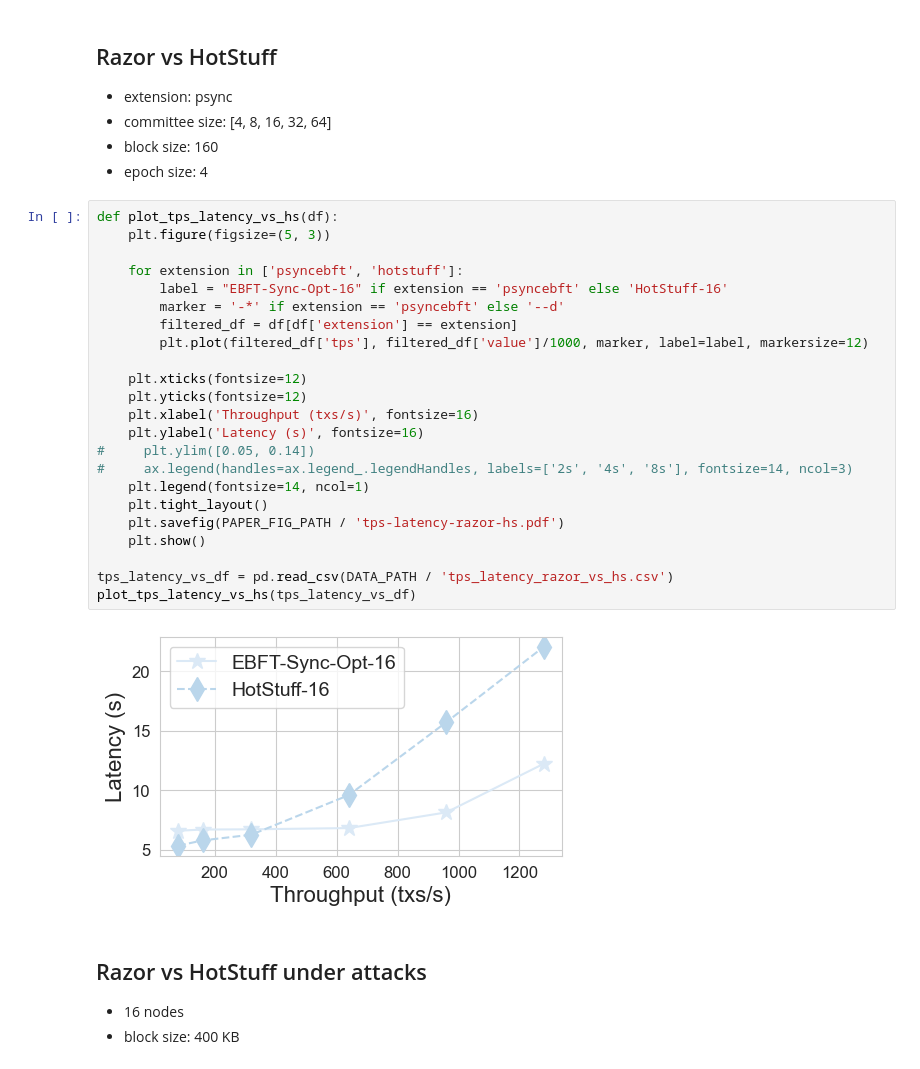
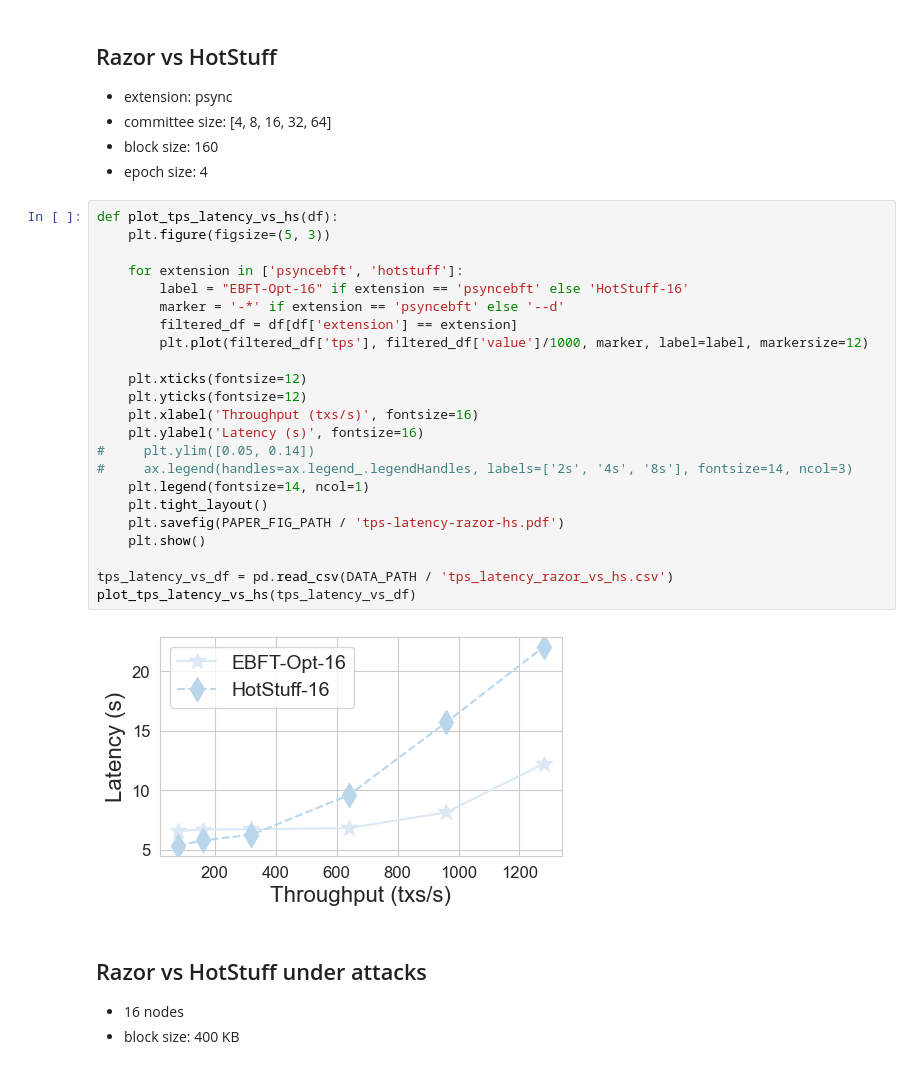
Before and after one commit to SebastianElvis/ebft, a Jupyter notebook: evaluation/analysis.ipynb, the cells around one changed output. Cells and saved outputs as stored; diff of their text form.

```diff
--- a/evaluation/analysis.ipynb
+++ b/evaluation/analysis.ipynb
@@ -573,28 +573,28 @@ plot_tps_latency(tps_latency_df)
 # %%
 def plot_tps_latency_vs_hs(df):
     plt.figure(figsize=(5, 3))
 
     for extension in ['psyncebft', 'hotstuff']:
-        label = "EBFT-Sync-Opt-16" if extension == 'psyncebft' else 'HotStuff-16'
+        label = "EBFT-Opt-16" if extension == 'psyncebft' else 'HotStuff-16'
         marker = '-*' if extension == 'psyncebft' else '--d'
         filtered_df = df[df['extension'] == extension]
         plt.plot(filtered_df['tps'], filtered_df['value']/1000, marker, label=label, markersize=12)
 
     plt.xticks(fontsize=12)
     plt.yticks(fontsize=12)
     plt.xlabel('Throughput (txs/s)', fontsize=16)
     plt.ylabel('Latency (s)', fontsize=16)
 #     plt.ylim([0.05, 0.14])
 #     ax.legend(handles=ax.legend_.legendHandles, labels=['2s', '4s', '8s'], fontsize=14, ncol=3)
     plt.legend(fontsize=14, ncol=1)
     plt.tight_layout()
     plt.savefig(PAPER_FIG_PATH / 'tps-latency-razor-hs.pdf')
     plt.show()
 
 tps_latency_vs_df = pd.read_csv(DATA_PATH / 'tps_latency_razor_vs_hs.csv')
 plot_tps_latency_vs_hs(tps_latency_vs_df)
 # %% [output]
-[figure, old version]
+[figure, new version]
 # %% [markdown]
 ## Razor vs HotStuff under attacks
 
```
Also changed, not shown: parts of 4 cells of this notebook.
